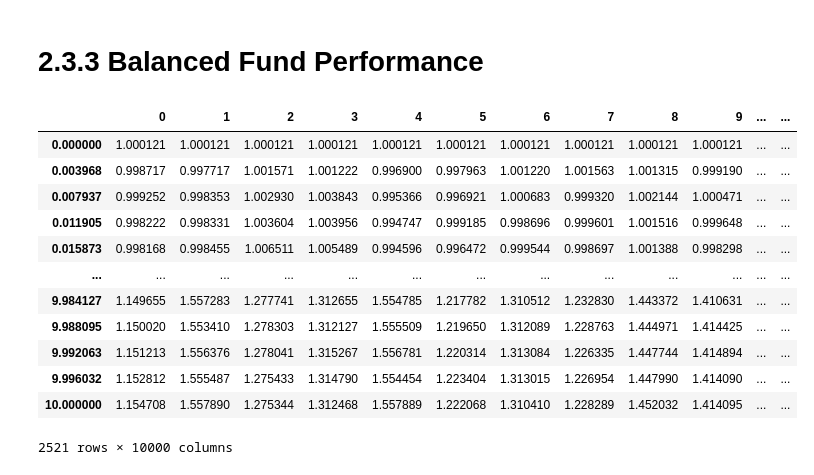
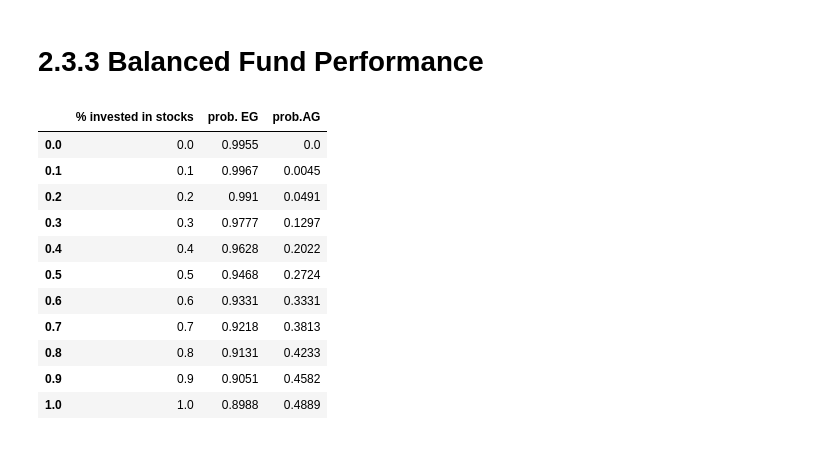
Before and after one commit to aleksandr-mikhailov-edhec/Goal-Based-Investing, a Jupyter notebook: 2.0 Stochastic simulation of retirement.ipynb, the cells around one changed output. Drawn from its saved outputs; the diff is of its cells as text; code cells hidden in the pictures.

```diff
--- a/2.0 Stochastic simulation of retirement.ipynb
+++ b/2.0 Stochastic simulation of retirement.ipynb
@@ -259,23 +259,26 @@ def balanced_portolio(stock_returns, bond_returns, stocks_weight):
         raise ValueError('stocks_weight should be between 0 and 1')
     return stock_returns*stocks_weight + bond_returns*(1-stocks_weight)
 # %%
-df_balanced_portfolio_returns = pd.DataFrame()
+df_balanced_portfolio_returns = pd.DataFrame(columns = ['% invested in stocks', 'prob. EG', 'prob.AG'])
+
 for stock_weight in np.arange(0,1.1,0.1):
     portfolio_returns = balanced_portolio(S_p, bond_3y_index, stock_weight)
-    break
 
-portfolio_returns
+    df_balanced_portfolio_returns.loc[stock_weight,'% invested in stocks'] = stock_weight
+    df_balanced_portfolio_returns.loc[stock_weight,'prob. EG'] = np.mean(portfolio_returns.iloc[-1,:]*initial_sum_of_money > tresholds['EG_treshold'][10])
+    df_balanced_portfolio_returns.loc[stock_weight,'prob.AG'] = np.mean(portfolio_returns.iloc[-1,:]*initial_sum_of_money > tresholds['AG_treshold'][10])
+
+df_balanced_portfolio_returns
 # %% [output]
-|  | 0 | 1 | 2 | 3 | 4 | 5 | 6 | 7 | 8 | 9 | ... | ... |
-| 0.000000 | 1.000121 | 1.000121 | 1.000121 | 1.000121 | 1.000121 | 1.000121 | 1.000121 | 1.000121 | 1.000121 | 1.000121 | ... | ... |
-| 0.003968 | 0.998717 | 0.997717 | 1.001571 | 1.001222 | 0.996900 | 0.997963 | 1.001220 | 1.001563 | 1.001315 | 0.999190 | ... | ... |
-| 0.007937 | 0.999252 | 0.998353 | 1.002930 | 1.003843 | 0.995366 | 0.996921 | 1.000683 | 0.999320 | 1.002144 | 1.000471 | ... | ... |
-| 0.011905 | 0.998222 | 0.998331 | 1.003604 | 1.003956 | 0.994747 | 0.999185 | 0.998696 | 0.999601 | 1.001516 | 0.999648 | ... | ... |
-| 0.015873 | 0.998168 | 0.998455 | 1.006511 | 1.005489 | 0.994596 | 0.996472 | 0.999544 | 0.998697 | 1.001388 | 0.998298 | ... | ... |
-| ... | ... | ... | ... | ... | ... | ... | ... | ... | ... | ... | ... | ... |
-| 9.984127 | 1.149655 | 1.557283 | 1.277741 | 1.312655 | 1.554785 | 1.217782 | 1.310512 | 1.232830 | 1.443372 | 1.410631 | ... | ... |
-| 9.988095 | 1.150020 | 1.553410 | 1.278303 | 1.312127 | 1.555509 | 1.219650 | 1.312089 | 1.228763 | 1.444971 | 1.414425 | ... | ... |
-| 9.992063 | 1.151213 | 1.556376 | 1.278041 | 1.315267 | 1.556781 | 1.220314 | 1.313084 | 1.226335 | 1.447744 | 1.414894 | ... | ... |
-| 9.996032 | 1.152812 | 1.555487 | 1.275433 | 1.314790 | 1.554454 | 1.223404 | 1.313015 | 1.226954 | 1.447990 | 1.414090 | ... | ... |
-| 10.000000 | 1.154708 | 1.557890 | 1.275344 | 1.312468 | 1.557889 | 1.222068 | 1.310410 | 1.228289 | 1.452032 | 1.414095 | ... | ... |
+|  | % invested in stocks | prob. EG | prob.AG |
+| 0.0 | 0.0 | 0.9955 | 0.0 |
+| 0.1 | 0.1 | 0.9967 | 0.0045 |
+| 0.2 | 0.2 | 0.991 | 0.0491 |
+| 0.3 | 0.3 | 0.9777 | 0.1297 |
+| 0.4 | 0.4 | 0.9628 | 0.2022 |
+| 0.5 | 0.5 | 0.9468 | 0.2724 |
+| 0.6 | 0.6 | 0.9331 | 0.3331 |
+| 0.7 | 0.7 | 0.9218 | 0.3813 |
+| 0.8 | 0.8 | 0.9131 | 0.4233 |
+| 0.9 | 0.9 | 0.9051 | 0.4582 |
+| 1.0 | 1.0 | 0.8988 | 0.4889 |
-2521 rows × 10000 columns
```
Also changed, not shown: parts of 5 cells of this notebook, 9 other files.
